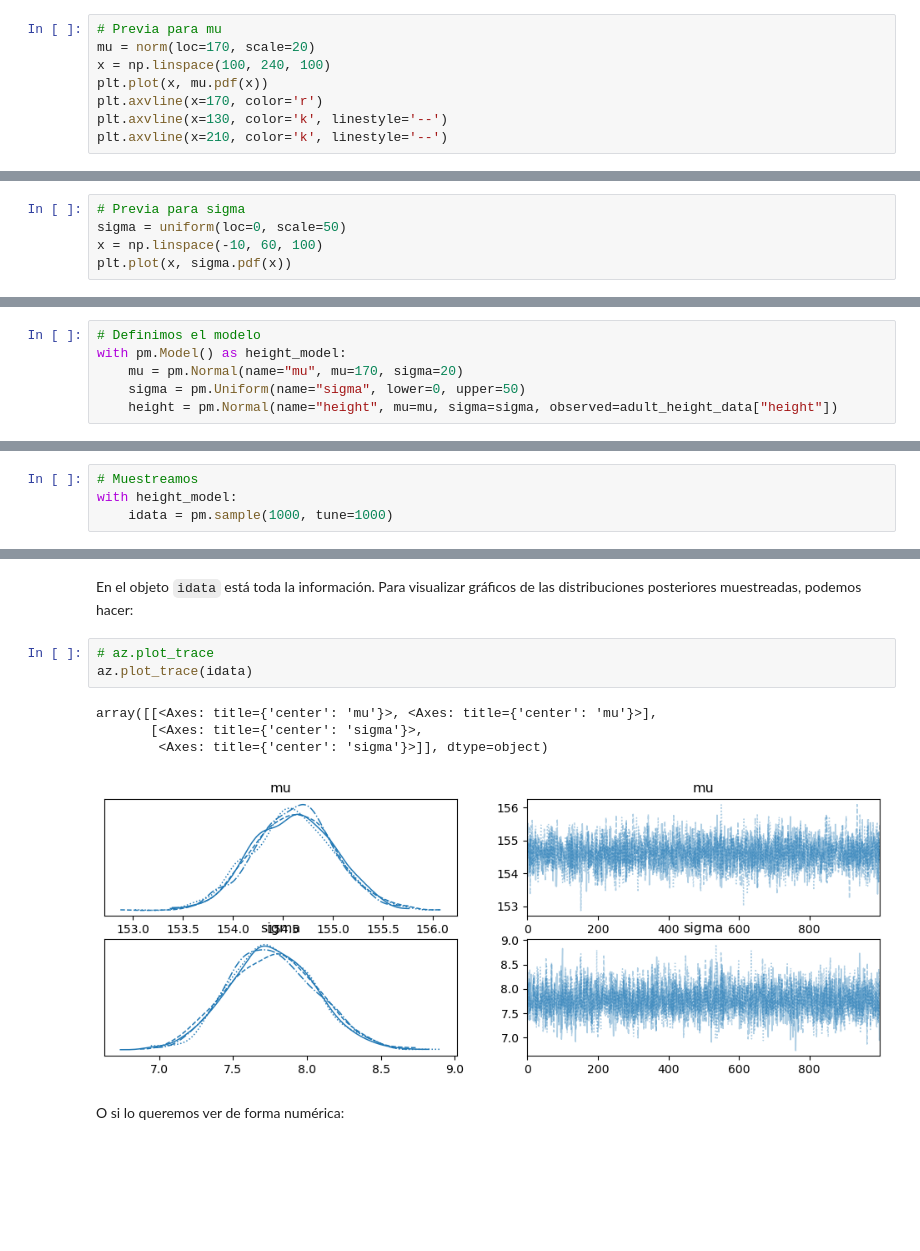
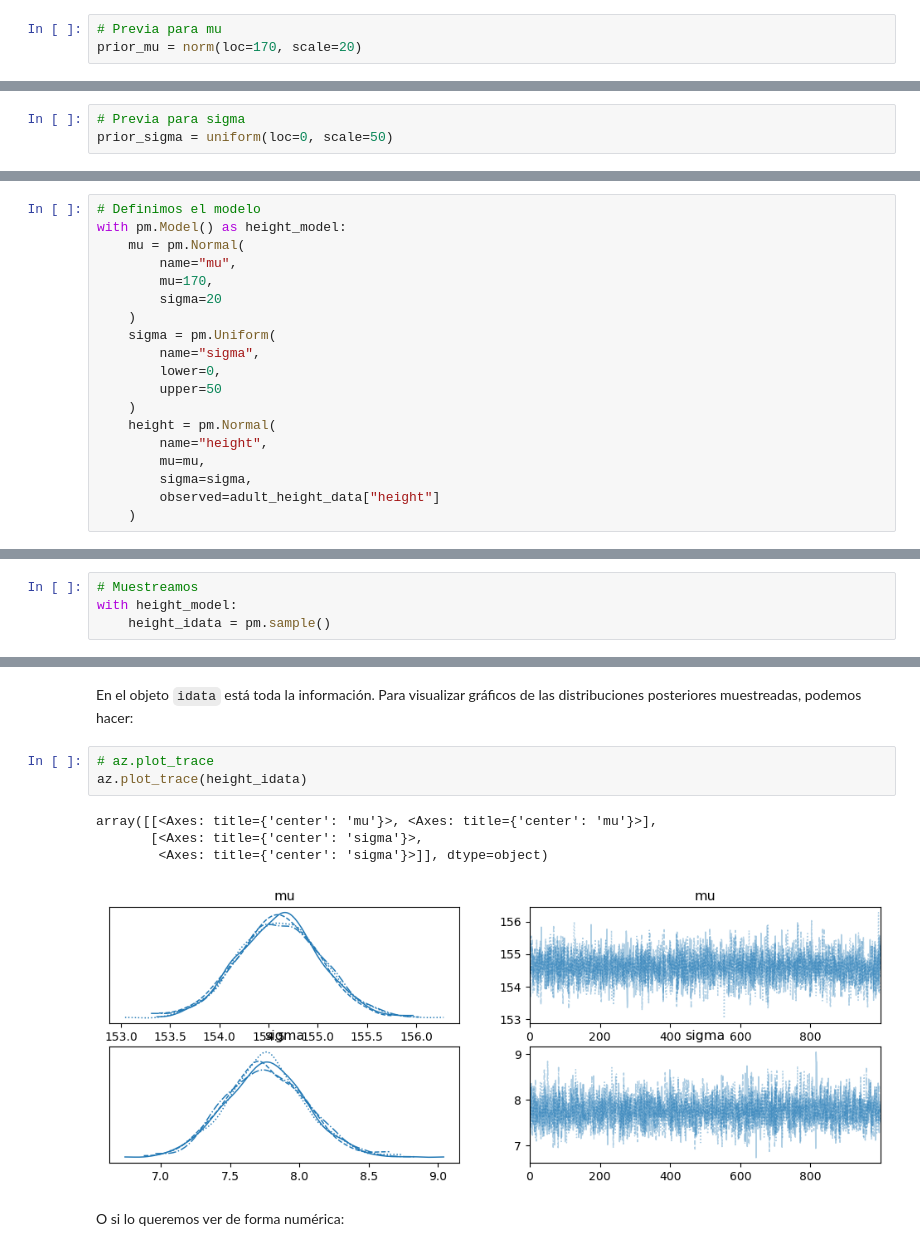
Before and after one commit to diego-mercadoc/mebo2023, a Jupyter notebook: modulo3/tema8/1-modelos-regresion-lineal.ipynb, the cells around one changed output, grey strips where cells are left out. Saved outputs shown, nothing was run; the diff lists cells and outputs as text; blank space fills up the shorter version.

```diff
--- a/modulo3/tema8/1-modelos-regresion-lineal.ipynb
+++ b/modulo3/tema8/1-modelos-regresion-lineal.ipynb
@@ -133,9 +144,4 @@ from matplotlib import pyplot as plt
 import numpy as np
 # %%
 # Previa para mu
-mu = norm(loc=170, scale=20)
-x = np.linspace(100, 240, 100)
-plt.plot(x, mu.pdf(x))
-plt.axvline(x=170, color='r')
-plt.axvline(x=130, color='k', linestyle='--')
-plt.axvline(x=210, color='k', linestyle='--')
+prior_mu = norm(loc=170, scale=20)
@@ -148,6 +151,4 @@ Esto significa que el modelo asume que la **altura promedio** está, con alta pr
 Ahora, la previa para $\sigma$ es plana; una distribución uniforme. Esta distribución restringe a $\sigma$ a estar entre cero, y $50$ con igual probabilidad:
 # %%
 # Previa para sigma
-sigma = uniform(loc=0, scale=50)
-x = np.linspace(-10, 60, 100)
-plt.plot(x, sigma.pdf(x))
+prior_sigma = uniform(loc=0, scale=50)
@@ -222,8 +227,21 @@ import pymc as pm
 # %%
 # Definimos el modelo
 with pm.Model() as height_model:
-    mu = pm.Normal(name="mu", mu=170, sigma=20)
-    sigma = pm.Uniform(name="sigma", lower=0, upper=50)
-    height = pm.Normal(name="height", mu=mu, sigma=sigma, observed=adult_height_data["height"])
+    mu = pm.Normal(
+        name="mu",
+        mu=170,
+        sigma=20
+    )
+    sigma = pm.Uniform(
+        name="sigma",
+        lower=0,
+        upper=50
+    )
+    height = pm.Normal(
+        name="height",
+        mu=mu,
+        sigma=sigma,
+        observed=adult_height_data["height"]
+    )
 # %% [markdown]
 Hasta acá solo hemos definido el modelo. Si queremos muestrear la distribución posterior usando MCMC:
@@ -230,7 +268,7 @@ Hasta acá solo hemos definido el modelo. Si queremos muestrear la distribución
 # %%
 # Muestreamos
 with height_model:
-    idata = pm.sample(1000, tune=1000)
+    height_idata = pm.sample()
 # %% [output]
 Auto-assigning NUTS sampler...
 Initializing NUTS using jitter+adapt_diag...
@@ -253,12 +291,12 @@ Inference data with groups:
 En el objeto `idata` está toda la información. Para visualizar gráficos de las distribuciones posteriores muestreadas, podemos hacer:
 # %%
 # az.plot_trace
-az.plot_trace(idata)
+az.plot_trace(height_idata)
 # %% [output]
 array([[<Axes: title={'center': 'mu'}>, <Axes: title={'center': 'mu'}>],
        [<Axes: title={'center': 'sigma'}>,
         <Axes: title={'center': 'sigma'}>]], dtype=object)
-[figure, old version]
+[figure, new version]
 # %% [markdown]
 O si lo queremos ver de forma numérica:
 # %%
```
Also changed, not shown: parts of 33 cells of this notebook.
